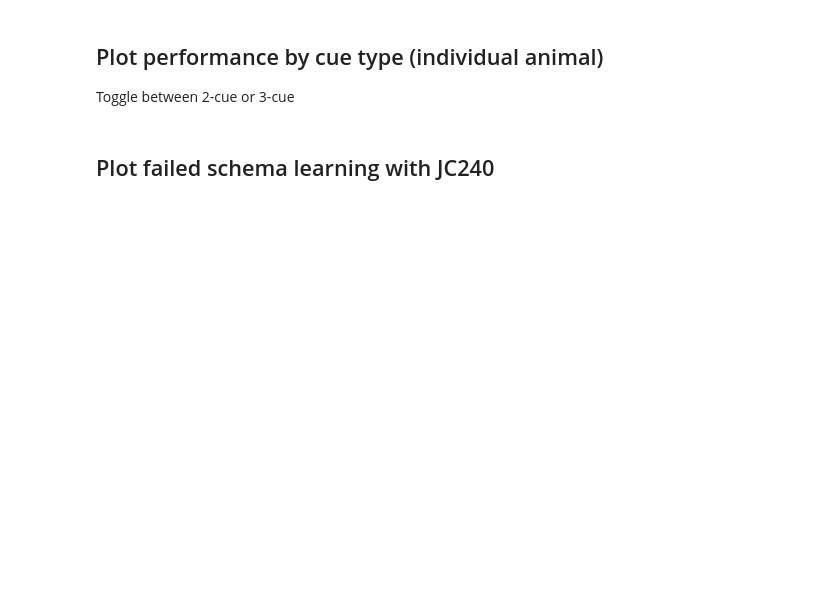
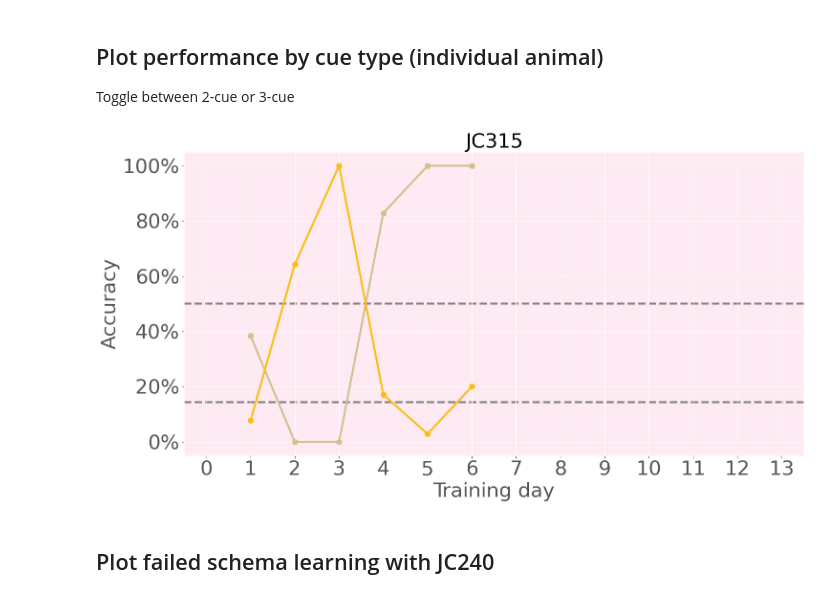
Before and after one commit to acumpelik/mPFC-analysis, a Jupyter notebook: analyzeBehavior.ipynb, the cells around one changed output. Saved outputs shown, nothing was run; the diff lists cells and outputs as text; code cells hidden in the pictures; blank space fills up the shorter version.

```diff
--- a/analyzeBehavior.ipynb
+++ b/analyzeBehavior.ipynb
@@ -188,29 +191,31 @@ plt.show()
 ## Plot performance by cue type (individual animal)
 Toggle between 2-cue or 3-cue
 # %%
-animal='JC258'
+animal='JC315'
 
 ############# TOGGLE VARIABLES #################
 # 2 cues
 data_by_cue = accuracy_by_cue[animal].loc[:rule_change[animal]-1] # accuracy before rule change
 ndays=ndays2cue # or rule_change[animal]-1
 cues_select=cues[animal][:2]
 
 # # 3 cues
 # data_by_cue = accuracy_by_cue[animal]
 # ndays=ndays3cue # or len(sessions[animal])
 # cues_select=cues[animal]
 ################################################
 
 plot_accuracy_by_cue(
     data_by_cue=data_by_cue,
     animal=animal,
     cues=cues_select,
     ndays=ndays,
     background=cscheme[animal+'_medium']
                     )
 
 # save_fig(f'Performance {animal}', 'svg')
+# %% [output]
+[figure, added]
 # %% [markdown]
 ## Plot failed schema learning with JC240
 # %%
```
Also changed, not shown: parts of 11 cells of this notebook, 3 other files.
